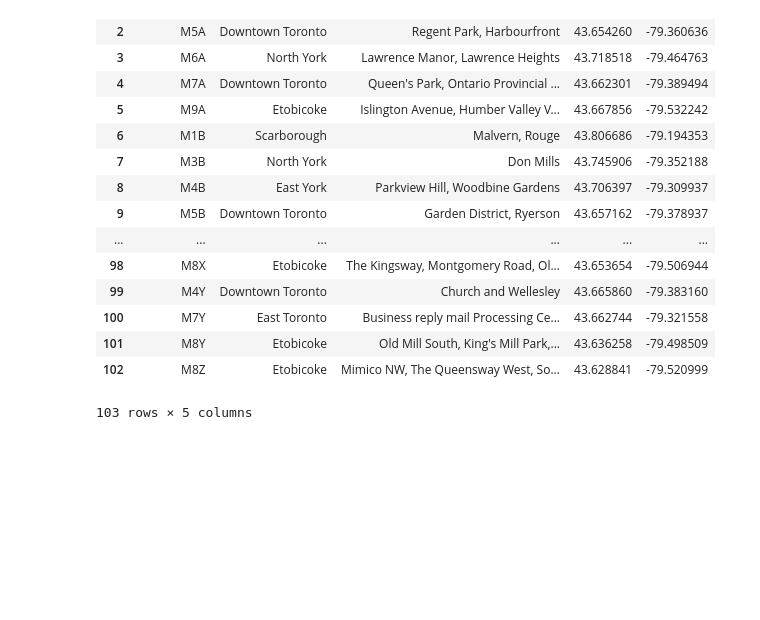
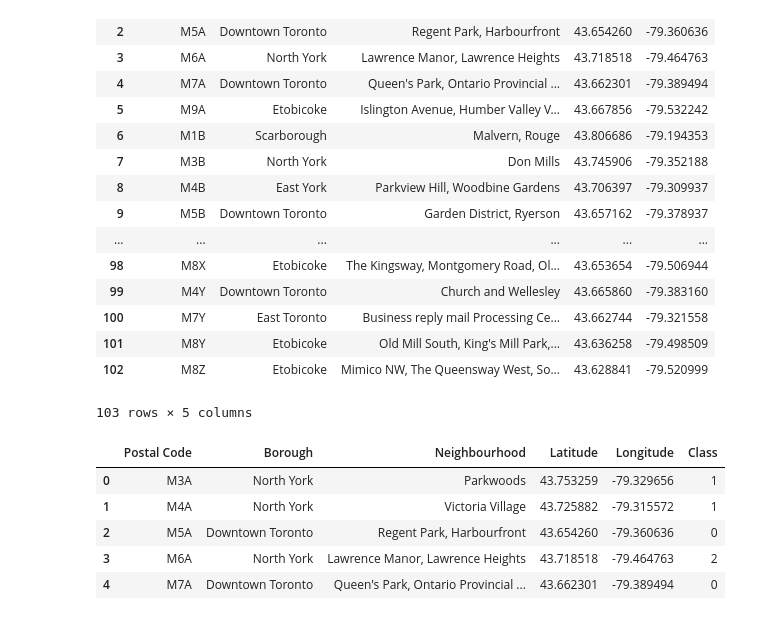
Before and after one commit to Harip98/Coursera_Capstone, a Jupyter notebook: Capstone.ipynb, the cells around one changed output. Drawn from its saved outputs; the diff is of its cells as text; code cells hidden in the pictures; blank space fills up the shorter version.

Commit message:
Clusters the data with respect to neighbor

```diff
--- a/Capstone.ipynb
+++ b/Capstone.ipynb
@@ -4,3 +4,4 @@ This notebook is mainly used for the Capstone Project The Battle of the Neighbor
 import pandas as pd
 import numpy as np
 print("Hello Capstone ")
+pd.set_option('display.max_colwidth' ,-1)
@@ -180,0 +186,13 @@ data
+# %%
+from sklearn.cluster import KMeans
+clust = KMeans(init = 'k-means++', n_clusters = 4, n_init = 12)
+clust.fit(data[['Latitude', 'Longitude']])
+data['Class'] = clust.labels_
+data.head()
+# %% [output]
+|  | Postal Code | Borough | Neighbourhood | Latitude | Longitude | Class |
+| 0 | M3A | North York | Parkwoods | 43.753259 | -79.329656 | 1 |
+| 1 | M4A | North York | Victoria Village | 43.725882 | -79.315572 | 1 |
+| 2 | M5A | Downtown Toronto | Regent Park, Harbourfront | 43.654260 | -79.360636 | 0 |
+| 3 | M6A | North York | Lawrence Manor, Lawrence Heights | 43.718518 | -79.464763 | 2 |
+| 4 | M7A | Downtown Toronto | Queen's Park, Ontario Provincial ... | 43.662301 | -79.389494 | 0 |
```
Also changed, not shown: parts of 5 cells of this notebook.
